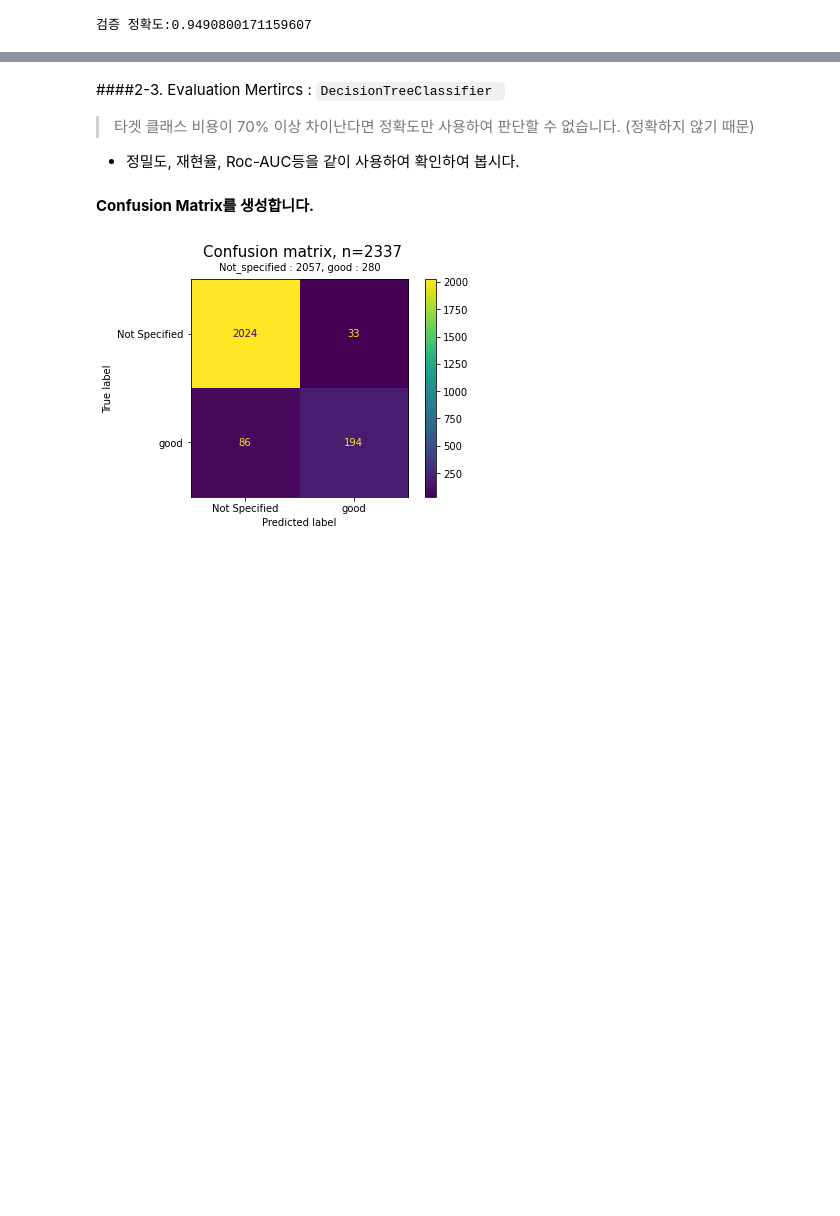
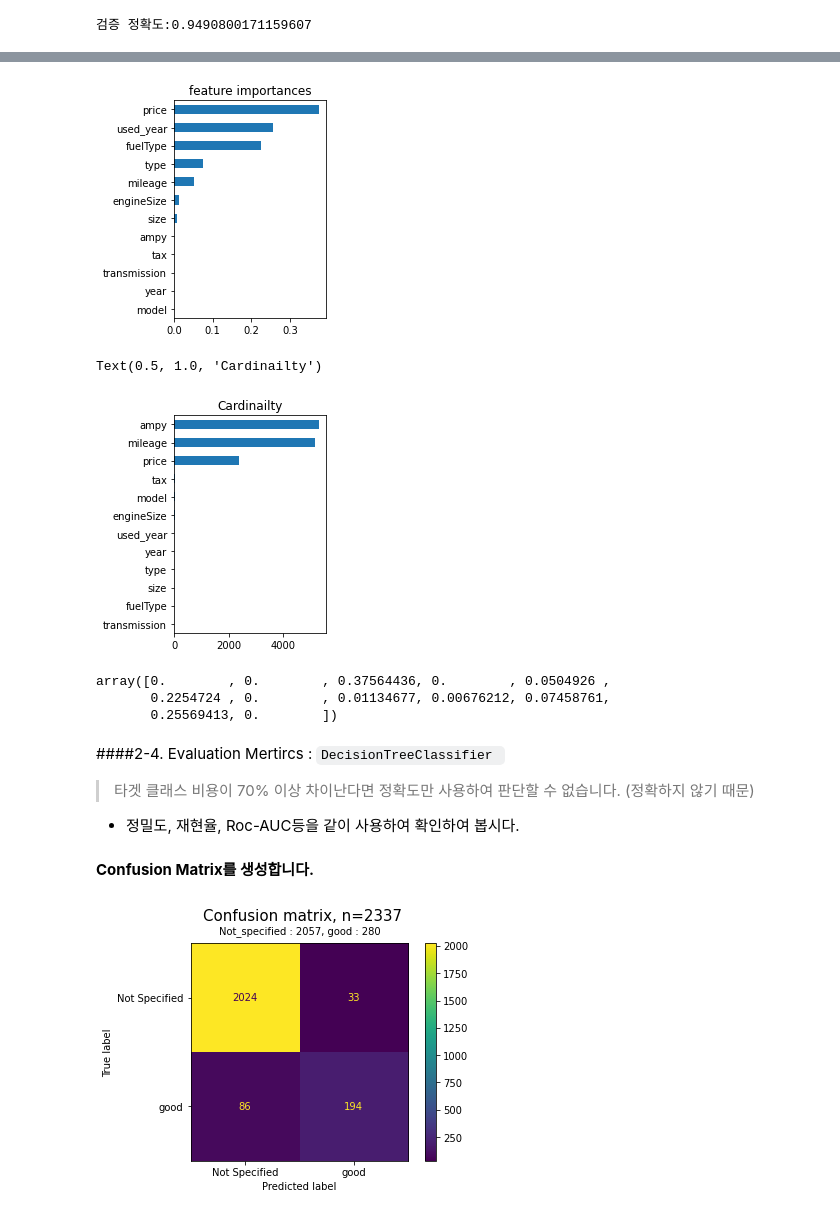
Before and after one commit to 00150/AI_07_JYP_Project_section_02, a Jupyter notebook: Used_car_modeling.ipynb, the cells around one changed output, grey strips where cells are left out. Cells and saved outputs as stored; diff of their text form; code cells hidden in the pictures; blank space fills up the shorter version.

Commit message:
feature importance 수정중

```diff
--- a/Used_car_modeling.ipynb
+++ b/Used_car_modeling.ipynb
@@ -259,5 +307,38 @@ graphviz.Source(dot_data)
+# %%
+# 특성 중요도  그래프 생성 : subplots 2행 1열 그래프 생성.
+
+# 1-1. 파이프라인의 랜덤포레스트 접근
+rf = pipe.named_steps['decisiontreeclassifier']
+
+# 1-2. 중요도 : 분류 데이터의 경우, 'rf.feature_importances_'로 접근합니다.
+importances = pd.Series(rf.feature_importances_, X_train.columns).sort_values(ascending = False)
+
+# 1-3. 데이터프레임 변환
+import_df = pd.DataFrame(importances, columns = ['importances'])
+import_df
+
+# 1-4. 그래프 지정: 피처 중요도
+ax_1 = plt.subplot(1,2,1)
+graph1 = importances.sort_values().plot.barh()
+ax_1.set_title('feature importances')
+plt.show()
+
+# 1-5. 그래프 지정: 카디널리티
+ax_2 = plt.subplot(1,2,2)
+X_train.nunique().sort_values().plot.barh()
+ax_2.set_title('Cardinailty')
+# %% [output]
+[figure, added]
+Text(0.5, 1.0, 'Cardinailty')
+[figure, added]
+# %%
+rf.feature_importances_
+# %% [output]
+array([0.        , 0.        , 0.37564436, 0.        , 0.0504926 ,
+       0.2254724 , 0.        , 0.01134677, 0.00676212, 0.07458761,
+       0.25569413, 0.        ])
 # %% [markdown]
-####2-3. Evaluation Mertircs : `DecisionTreeClassifier `
+####2-4. Evaluation Mertircs : `DecisionTreeClassifier `
 > 타겟 클래스 비용이 70% 이상 차이난다면 정확도만 사용하여 판단할 수 없습니다. (정확하지 않기 때문)
 
 * 정밀도, 재현율, Roc-AUC등을 같이 사용하여 확인하여 봅시다.
```
Also changed, not shown: parts of 5 cells of this notebook.
